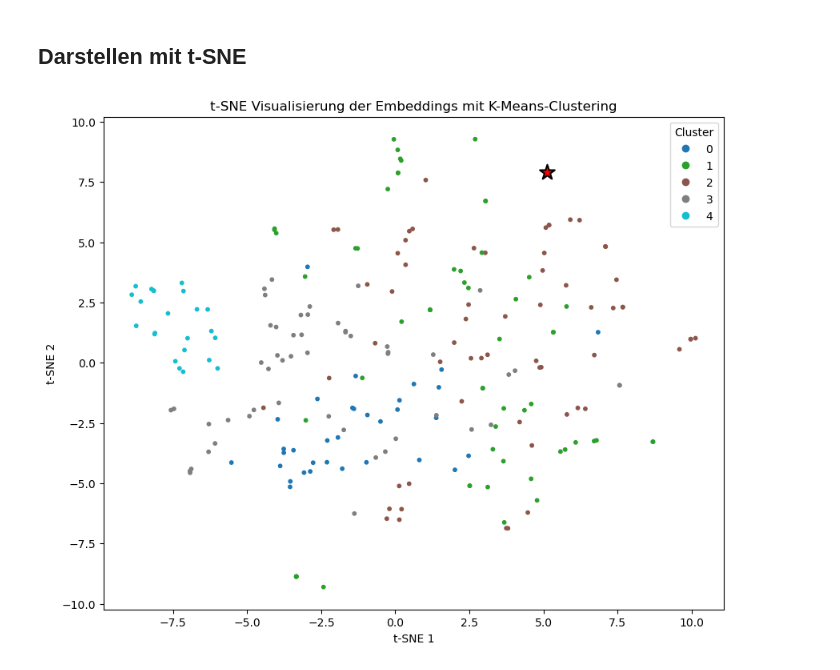
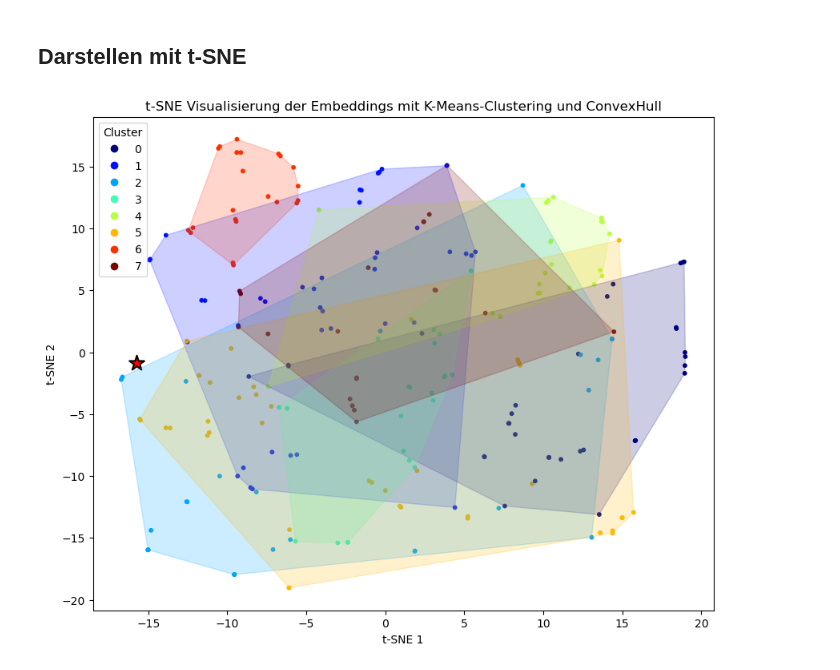
Before and after one commit to BTBTimoAntoniak/vektordatenbank-test, a Jupyter notebook: vektordatenbank.ipynb, the cells around one changed output. Drawn from its saved outputs; the diff is of its cells as text; code cells hidden in the pictures.

Commit message:
implement Convex Hull

```diff
--- a/vektordatenbank.ipynb
+++ b/vektordatenbank.ipynb
@@ -108,0 +253,8 @@ clusters = kmeans.fit_predict(embeddings_np)
+# %%
+# Wähle die optimale Anzahl an Clustern (z.B. aus dem Elbow-Plot)
+k_optimal = 8  # Passe diesen Wert ggf. nach Betrachtung des Elbow-Plots an
+
+kmeans = KMeans(n_clusters=k_optimal, random_state=42)
+clusters = kmeans.fit_predict(embeddings_np)
+
+print(f"Cluster-Zugehörigkeiten für k={k_optimal}:", clusters)
@@ -145,27 +305,39 @@ Mitarbeiter:
 ## Darstellen mit t-SNE
 # %%
 import numpy as np
-import matplotlib.pyplot as plt
 from sklearn.manifold import TSNE
+from scipy.spatial import ConvexHull
+import matplotlib
 
 # Kombiniere Embeddings und Query-Vektor für t-SNE
 all_embeddings = np.vstack([embeddings_np, search_vector])
-tsne = TSNE(n_components=2, random_state=42, perplexity=50, max_iter=300)
+tsne = TSNE(n_components=2, random_state=42, perplexity=5, max_iter=300)
 reduced_all = tsne.fit_transform(all_embeddings)
 reduced_embeddings = reduced_all[:-1]
 query_tsne = reduced_all[-1]
 
 # Plotten der reduzierten Embeddings
 plt.figure(figsize=(10, 8))
-scatter = plt.scatter(reduced_embeddings[:, 0], reduced_embeddings[:, 1], c=clusters, cmap='tab10', s=10)
+cmap = plt.get_cmap('jet')
+scatter = plt.scatter(reduced_embeddings[:, 0], reduced_embeddings[:, 1], c=clusters, cmap=cmap, s=10)
 plt.scatter(query_tsne[0], query_tsne[1], s=200, c="red", marker="*", edgecolor="black", linewidths=1.5, label="Query-Vektor")
+
+# ConvexHull für jeden Cluster zeichnen, Farbe passend zu den Punkten
+unique_clusters = np.unique(clusters)
+for cluster_id in unique_clusters:
+    points = reduced_embeddings[clusters == cluster_id]
+    if len(points) >= 3:
+        hull = ConvexHull(points)
+        hull_points = points[hull.vertices]
+        color = cmap(cluster_id / (len(unique_clusters)-1) if len(unique_clusters) > 1 else 0)
+        plt.fill(hull_points[:, 0], hull_points[:, 1], alpha=0.2, color=color, edgecolor=color)
 
 # Optional: Titel und Achsenbeschriftungen hinzufügen
 plt.legend(*scatter.legend_elements(), title="Cluster")
-plt.title("t-SNE Visualisierung der Embeddings mit K-Means-Clustering")
+plt.title("t-SNE Visualisierung der Embeddings mit K-Means-Clustering und ConvexHull")
 plt.xlabel("t-SNE 1")
 plt.ylabel("t-SNE 2")
 
 plt.show()
 # %% [output]
-[figure, old version]
+[figure, new version]
```
Also changed, not shown: parts of 8 cells of this notebook.
